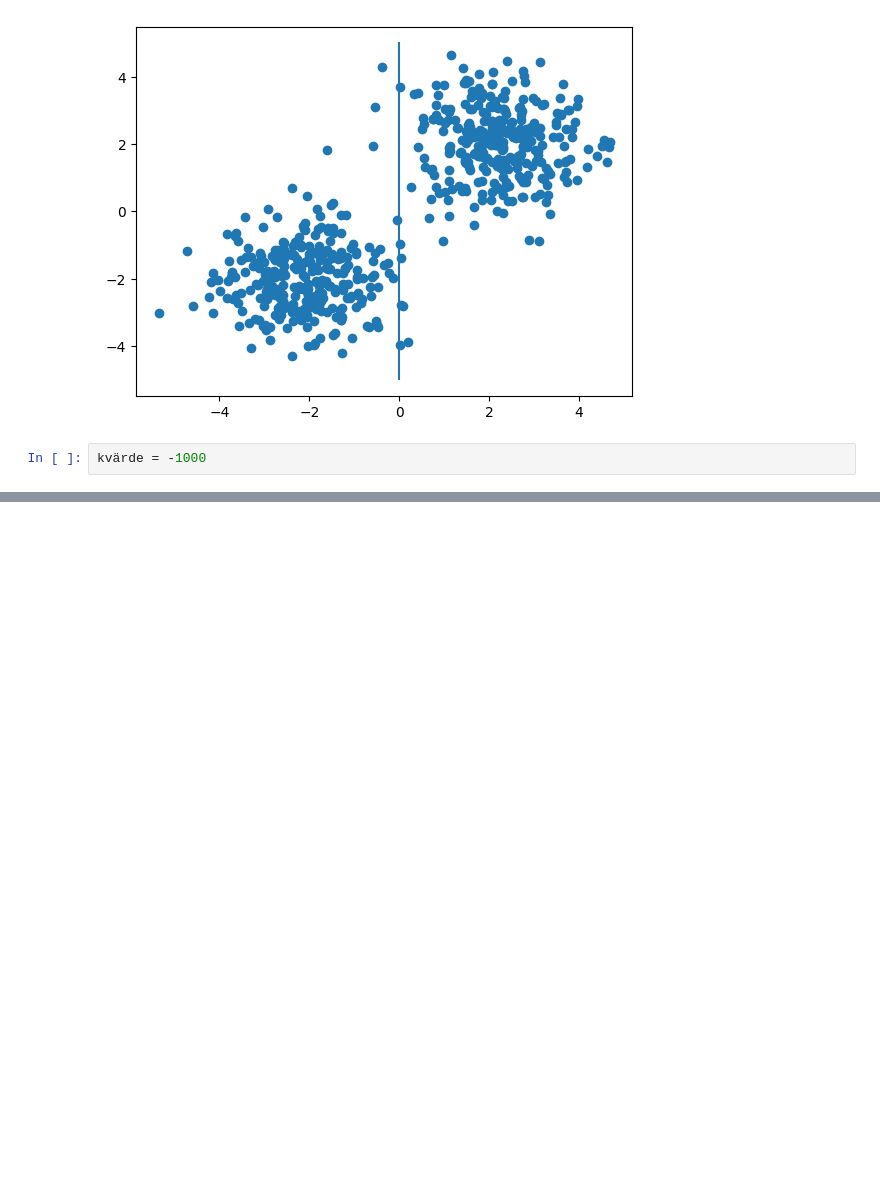
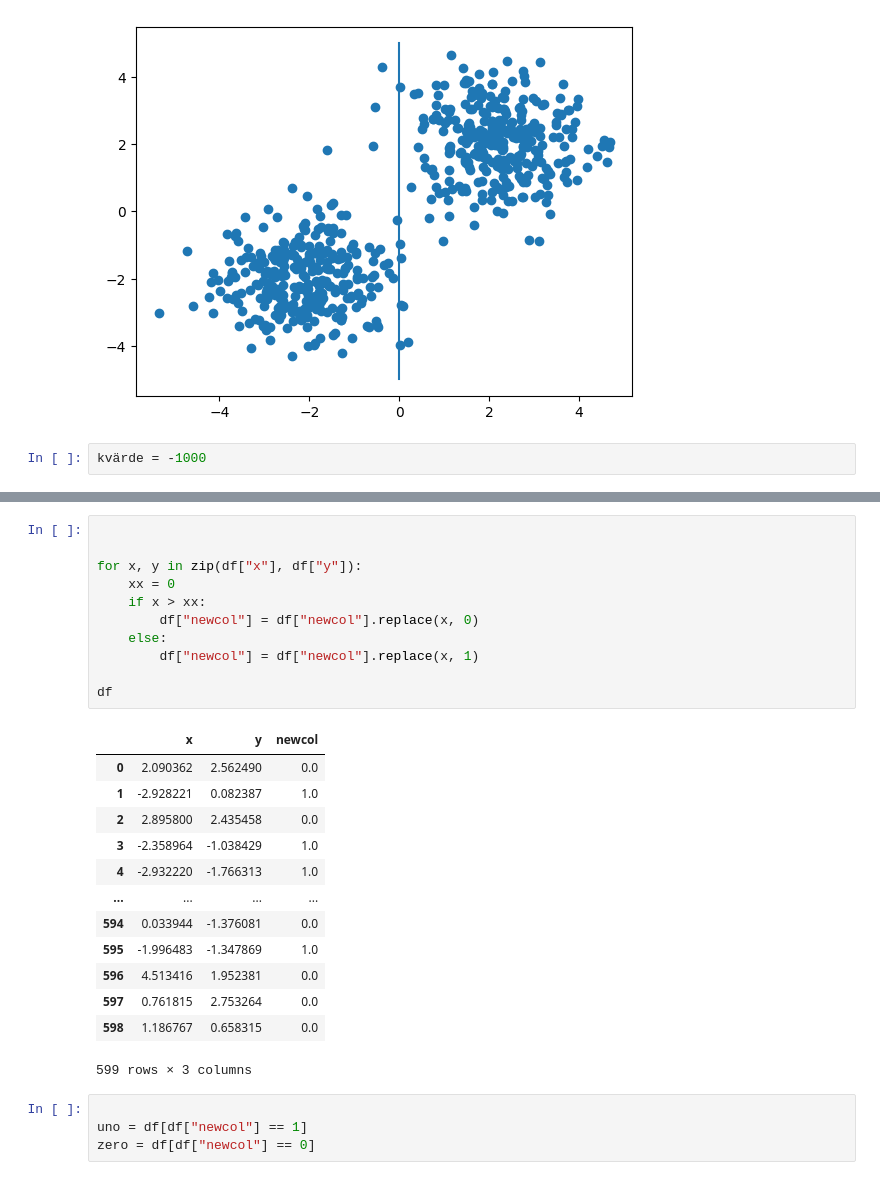
Before and after one commit to Umite93/Python-Programming-Umit-Ekici, a Jupyter notebook: Labs/Labb3/övning3.ipynb, the cells around one changed output, grey strips where cells are left out. Saved outputs shown, nothing was run; the diff lists cells and outputs as text; blank space fills up the shorter version.

```diff
--- a/Labs/Labb3/övning3.ipynb
+++ b/Labs/Labb3/övning3.ipynb
@@ -50,0 +91,29 @@ kvärde = -1000
+# %%
+
+
+for x, y in zip(df["x"], df["y"]):
+    xx = 0
+    if x > xx:
+        df["newcol"] = df["newcol"].replace(x, 0)
+    else:
+        df["newcol"] = df["newcol"].replace(x, 1)
+
+df
+# %% [output]
+|  | x | y | newcol |
+| 0 | 2.090362 | 2.562490 | 0.0 |
+| 1 | -2.928221 | 0.082387 | 1.0 |
+| 2 | 2.895800 | 2.435458 | 0.0 |
+| 3 | -2.358964 | -1.038429 | 1.0 |
+| 4 | -2.932220 | -1.766313 | 1.0 |
+| ... | ... | ... | ... |
+| 594 | 0.033944 | -1.376081 | 0.0 |
+| 595 | -1.996483 | -1.347869 | 1.0 |
+| 596 | 4.513416 | 1.952381 | 0.0 |
+| 597 | 0.761815 | 2.753264 | 0.0 |
+| 598 | 1.186767 | 0.658315 | 0.0 |
+599 rows × 3 columns
+# %%
+
+uno = df[df["newcol"] == 1]
+zero = df[df["newcol"] == 0]
```
Also changed, not shown: parts of 3 cells of this notebook.
